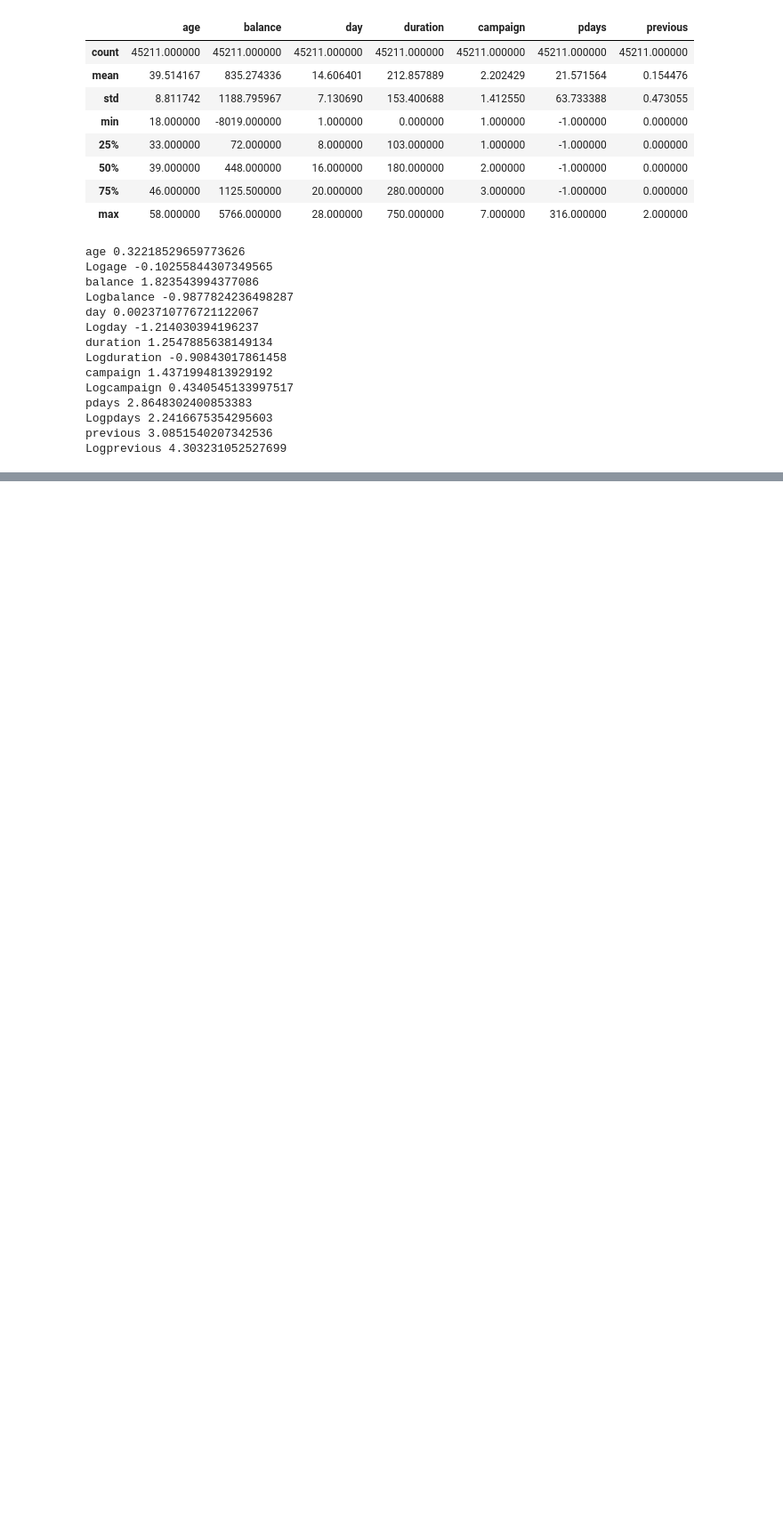
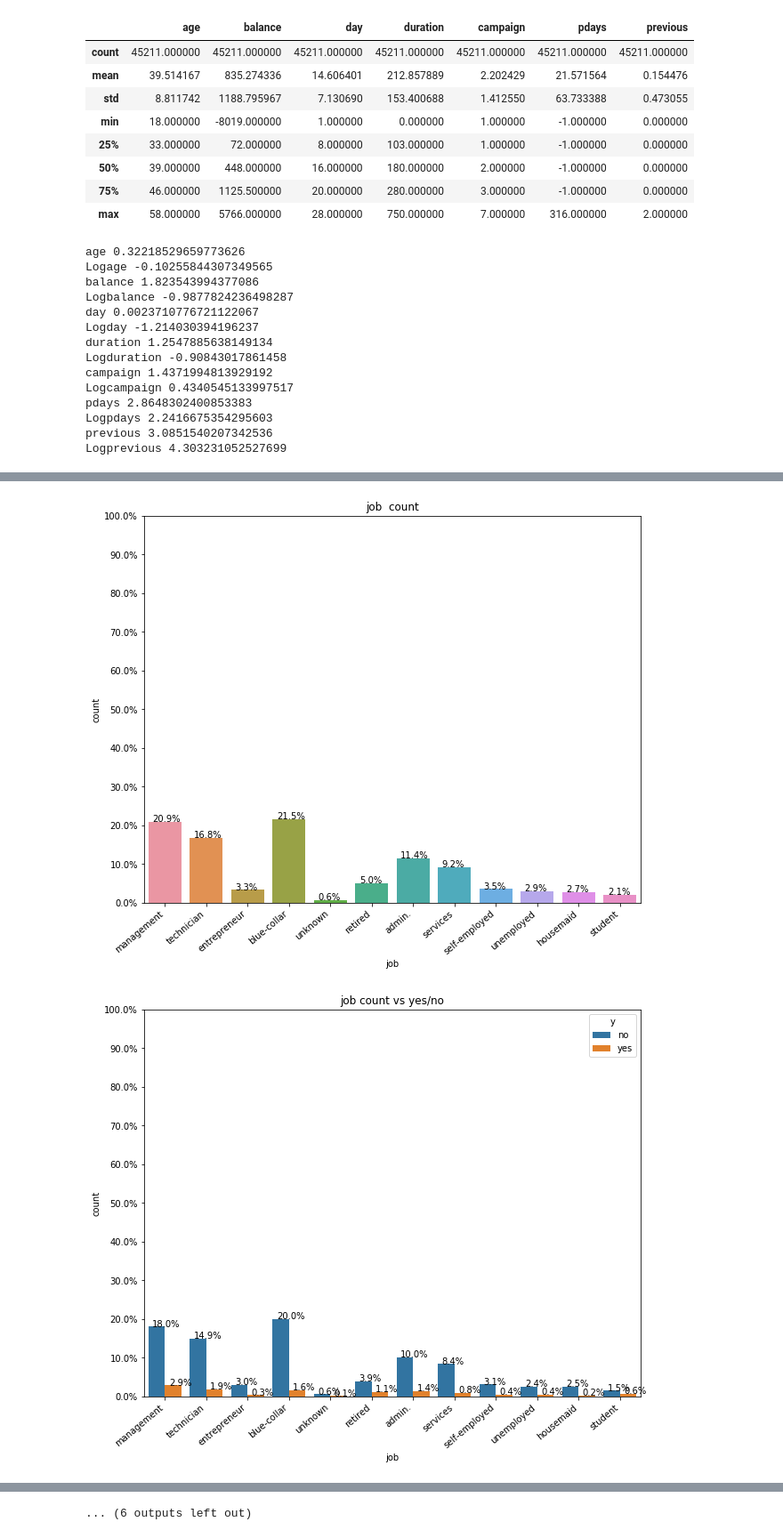
Before and after one commit to LakshmiVidyasagar/Final-Deliverables-Bank-data, a Jupyter notebook: Final Deliverable.ipynb, the cells around one changed output, grey strips where cells are left out. Shown: that part at 89% size. Cells and saved outputs as stored; diff of their text form; code cells hidden in the pictures; blank space fills up the shorter version.

```diff
--- a/Final Deliverable.ipynb
+++ b/Final Deliverable.ipynb
@@ -258,0 +327,48 @@ df_bankdata.describe()
+# %%
+#Next we will find the distribution for each of the counts that we completed above.
+def countplot(label, df_bankdata):
+  plt.figure(figsize=(10,8))
+  Y = df_bankdata[label]
+  total = len(Y)*1.
+  ax=sns.countplot(x=label, data=df_bankdata)
+  for p in ax.patches:
+    ax.annotate('{:.1f}%'.format(100*p.get_height()/total), (p.get_x()+0.1, p.get_height()+5))
+
+  #put 11 ticks (therefore 10 steps), from 0 to the total number of rows in the dataframe
+  ax.yaxis.set_ticks(np.linspace(0, total, 11))
+  #adjust the ticklabel to the desired format, without changing the position of the ticks.
+  ax.set_yticklabels(map('{:.1f}%'.format, 100*ax.yaxis.get_majorticklocs()/total))
+  ax.set_xticklabels(ax.get_xticklabels(), rotation=40, ha="right")
+  # ax.legend(labels=["no","yes"])
+  plt.title(label +" "+ " count")
+  plt.show()
+
+%matplotlib inline
+
+def countplot_withY(label, df_bankdata):
+  plt.figure(figsize=(10,8))
+  Y = df_bankdata[label]
+  total = len(Y)*1.
+  ax=sns.countplot(x=label, data=df_bankdata, hue="y")
+  for p in ax.patches:
+    ax.annotate('{:.1f}%'.format(100*p.get_height()/total), (p.get_x()+0.1, p.get_height()+5))
+
+  #put 11 ticks (therefore 10 steps), from 0 to the total number of rows in the dataframe
+  ax.yaxis.set_ticks(np.linspace(0, total, 11))
+  #adjust the ticklabel to the desired format, without changing the position of the ticks.
+  ax.set_yticklabels(map('{:.1f}%'.format, 100*ax.yaxis.get_majorticklocs()/total))
+  ax.set_xticklabels(ax.get_xticklabels(), rotation=40, ha="right")
+  # ax.legend(labels=["no","yes"])
+  plt.title(label +""+ " count vs yes/no")
+  plt.show()
+# %%
+#Customers with a marital status of married have the highest rate of subscriptions and non prescriptions.
+#This is because most customers are married.
+
+Categorical_column = ['job', 'marital', 'education', 'default', 'housing', 'loan','contact', 'month', 'poutcome']
+for i in (Categorical_column):
+    countplot(i, df_bankdata)
+    countplot_withY(i, df_bankdata)
+# %% [output]
+[figure, added]
+[figure, added]
@@ -258,0 +385 @@ df_bankdata.describe()
+... (6 outputs left out)
```
Also changed, not shown: parts of 12 cells of this notebook, 1 other file.
